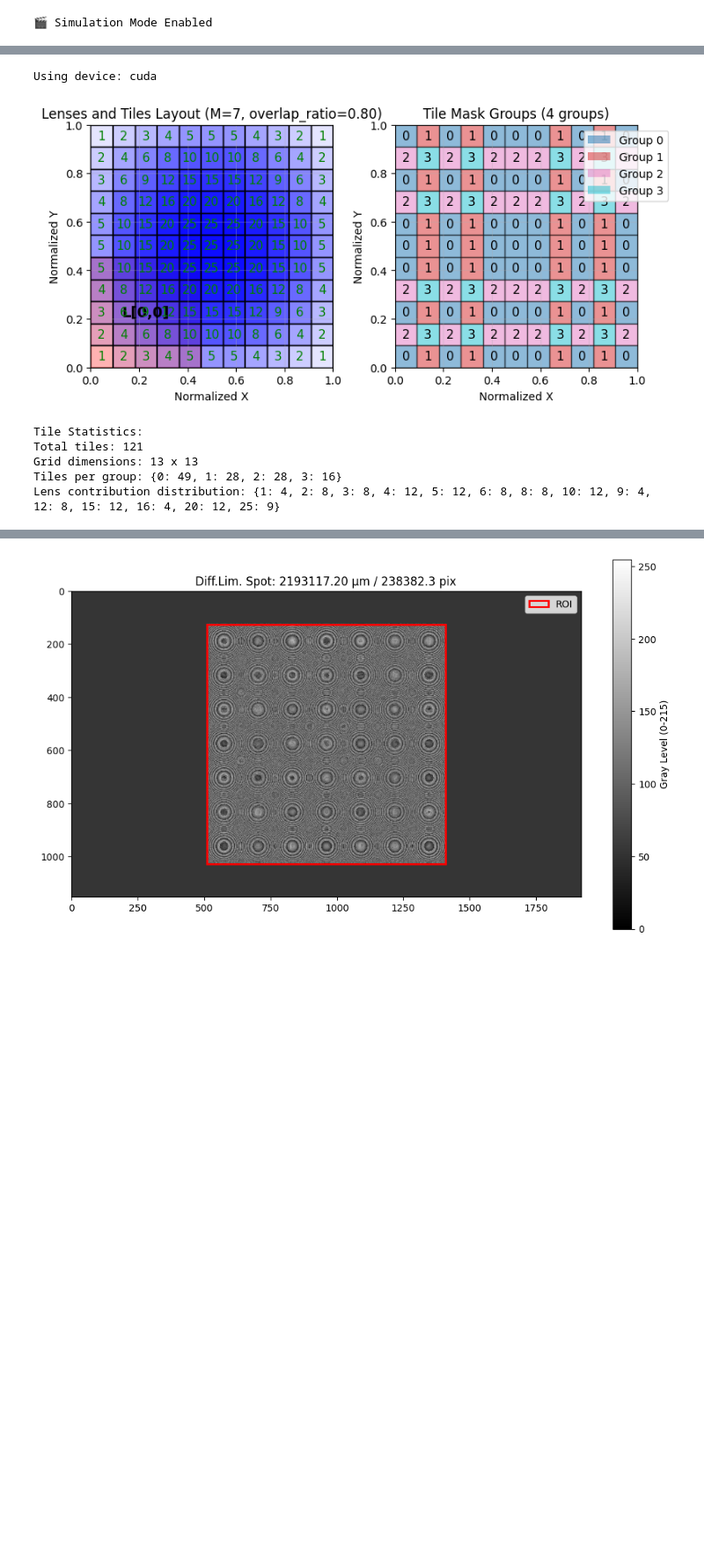
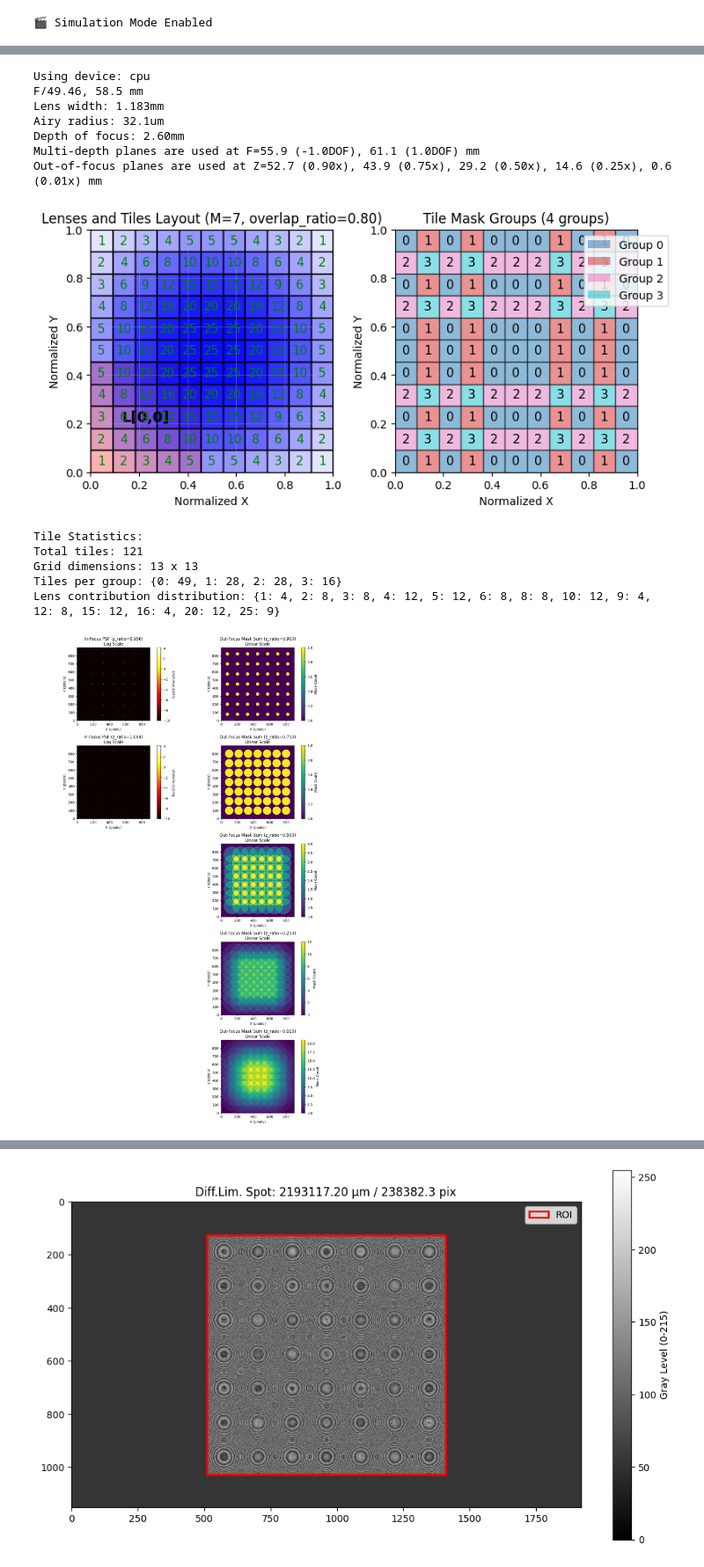
Before and after one commit to zangzh17/slm_project, a Jupyter notebook: test.ipynb, the cells around one changed output, grey strips where cells are left out. Shown at 88% size. Saved outputs shown, nothing was run; the diff lists cells and outputs as text; code cells hidden in the pictures; blank space fills up the shorter version.

```diff
--- a/test.ipynb
+++ b/test.ipynb
@@ -1,8 +1,11 @@
 # %%
 from hardware import SLMManager
+import torch
 
 sim_mode = True
 slm_manager = SLMManager(sim_mode=sim_mode)
+
+device = torch.device('cuda') if torch.cuda.is_available() else torch.device('cpu')
 # %% [output]
 🎬 Simulation Mode Enabled
 # %%
@@ -37,17 +46,24 @@ Using device: cuda
 # %%
-# Optimization
+# Optimization prepare
 final_params['overlap_ratio'] = 0.8
 final_params['airy_correction'] = 0.9
 final_params['mask_count'] = 4
 final_params['interleaving'] = 'coarse2'
-Optimizer = PhaseGenerator(final_params)
+Optimizer = PhaseGenerator(final_params, device=device)
 Optimizer._prepare_template()
 # %% [output]
-Using device: cuda
+Using device: cpu
+F/49.46, 58.5 mm
+Lens width: 1.183mm
+Airy radius: 32.1um
+Depth of focus: 2.60mm
+Multi-depth planes are used at F=55.9 (-1.0DOF), 61.1 (1.0DOF) mm
+Out-of-focus planes are used at Z=52.7 (0.90x), 43.9 (0.75x), 29.2 (0.50x), 14.6 (0.25x), 0.6 (0.01x) mm
 [figure]
 Tile Statistics:
 Total tiles: 121
 Grid dimensions: 13 x 13
 Tiles per group: {0: 49, 1: 28, 2: 28, 3: 16}
 Lens contribution distribution: {1: 4, 2: 8, 3: 8, 4: 12, 5: 12, 6: 8, 8: 8, 10: 12, 9: 4, 12: 8, 15: 12, 16: 4, 20: 12, 25: 9}
+[figure, added]
 # %%
```
Also changed, not shown: parts of 2 cells of this notebook, 5 other files.
